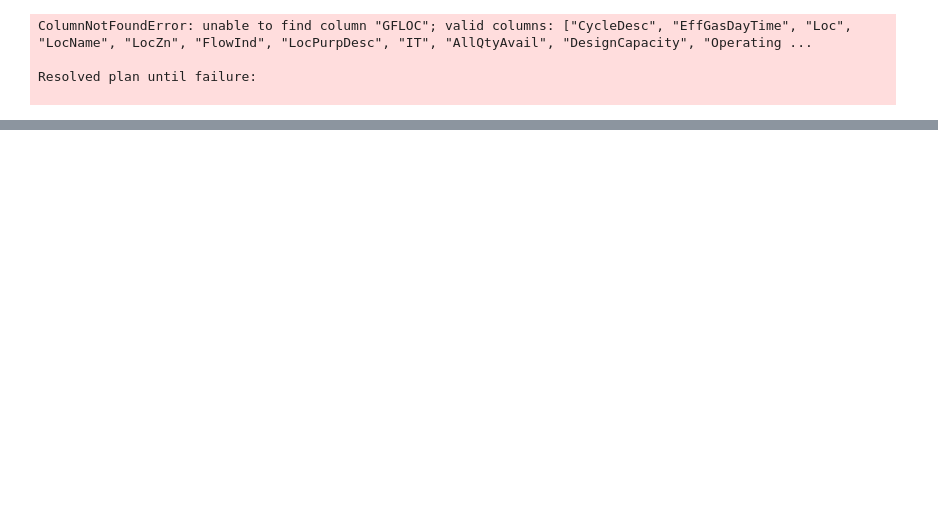
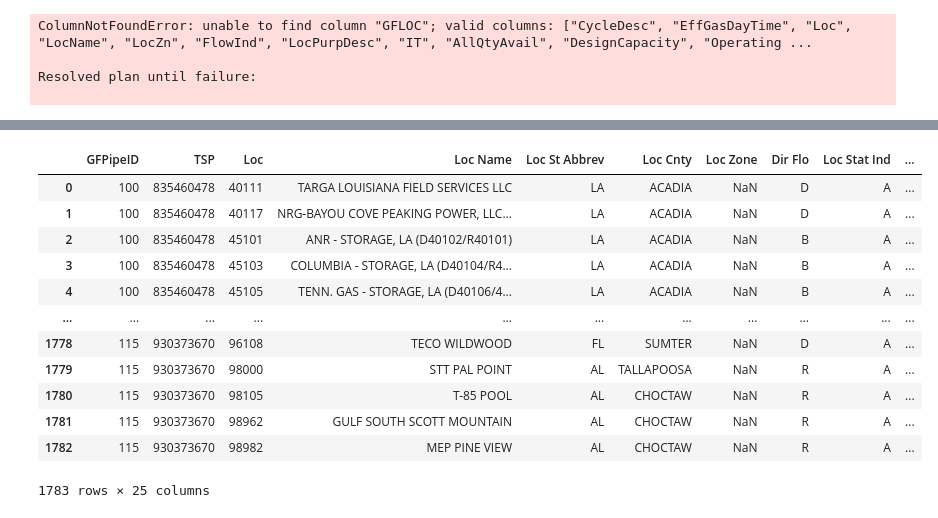
Before and after one commit to Sai-Jagadeesh-UH/enbridgeScrape, a Jupyter notebook: metaExplore.ipynb, the cells around one changed output, grey strips where cells are left out. Drawn from its saved outputs; the diff is of its cells as text; code cells hidden in the pictures; blank space fills up the shorter version.

```diff
--- a/metaExplore.ipynb
+++ b/metaExplore.ipynb
@@ -175,0 +201,18 @@ shape: (80_967, 18)
+# %%
+df = pd.read_csv('src/Models/EnbridgeMetaData.csv')
+# %%
+df
+# %% [output]
+|  | GFPipeID | TSP | Loc | Loc Name | Loc St Abbrev | Loc Cnty | Loc Zone | Dir Flo | Loc Stat Ind | ... |
+| 0 | 100 | 835460478 | 40111 | TARGA LOUISIANA FIELD SERVICES LLC | LA | ACADIA | NaN | D | A | ... |
+| 1 | 100 | 835460478 | 40117 | NRG-BAYOU COVE PEAKING POWER, LLC... | LA | ACADIA | NaN | D | A | ... |
+| 2 | 100 | 835460478 | 45101 | ANR - STORAGE, LA (D40102/R40101) | LA | ACADIA | NaN | B | A | ... |
+| 3 | 100 | 835460478 | 45103 | COLUMBIA - STORAGE, LA (D40104/R4... | LA | ACADIA | NaN | B | A | ... |
+| 4 | 100 | 835460478 | 45105 | TENN. GAS - STORAGE, LA (D40106/4... | LA | ACADIA | NaN | B | A | ... |
+| ... | ... | ... | ... | ... | ... | ... | ... | ... | ... | ... |
+| 1778 | 115 | 930373670 | 96108 | TECO WILDWOOD | FL | SUMTER | NaN | D | A | ... |
+| 1779 | 115 | 930373670 | 98000 | STT PAL POINT | AL | TALLAPOOSA | NaN | R | A | ... |
+| 1780 | 115 | 930373670 | 98105 | T-85 POOL | AL | CHOCTAW | NaN | R | A | ... |
+| 1781 | 115 | 930373670 | 98962 | GULF SOUTH SCOTT MOUNTAIN | AL | CHOCTAW | NaN | R | A | ... |
+| 1782 | 115 | 930373670 | 98982 | MEP PINE VIEW | AL | CHOCTAW | NaN | R | A | ... |
+1783 rows × 25 columns
```
Also changed, not shown: parts of 4 cells of this notebook, 23 other files.
